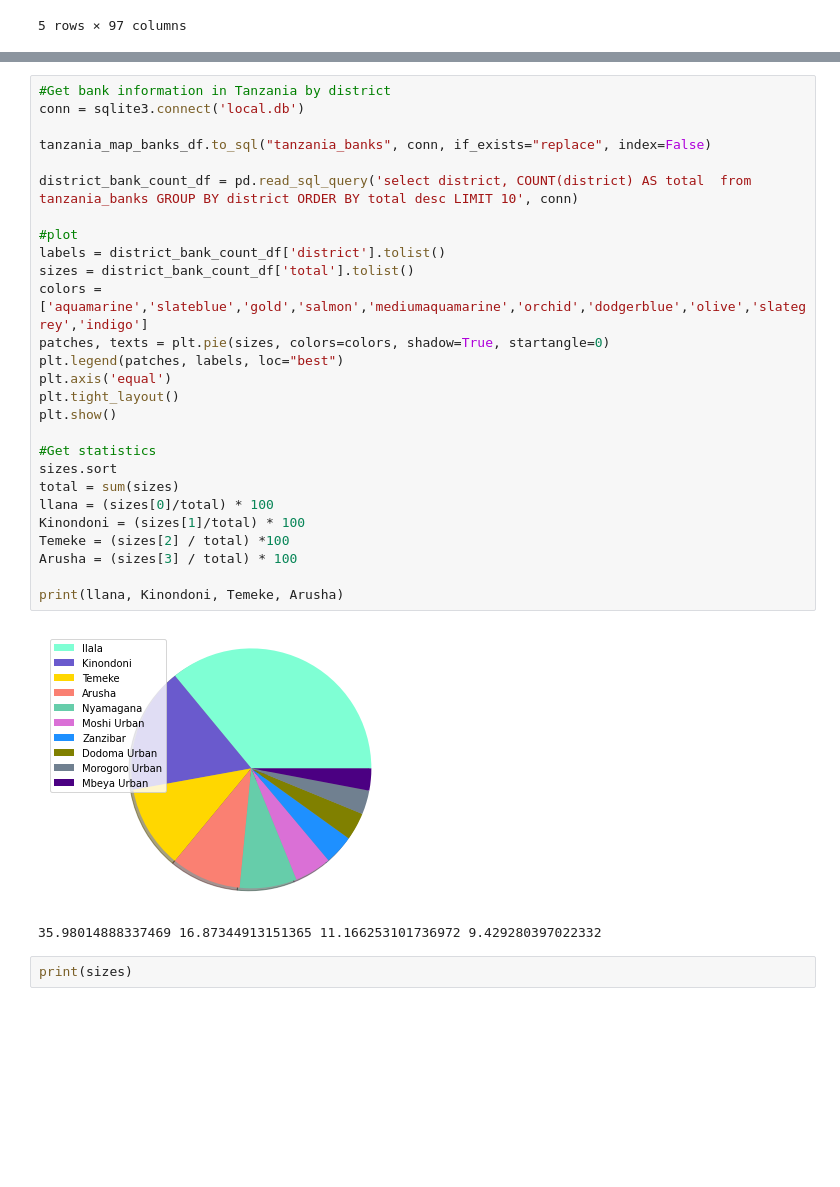
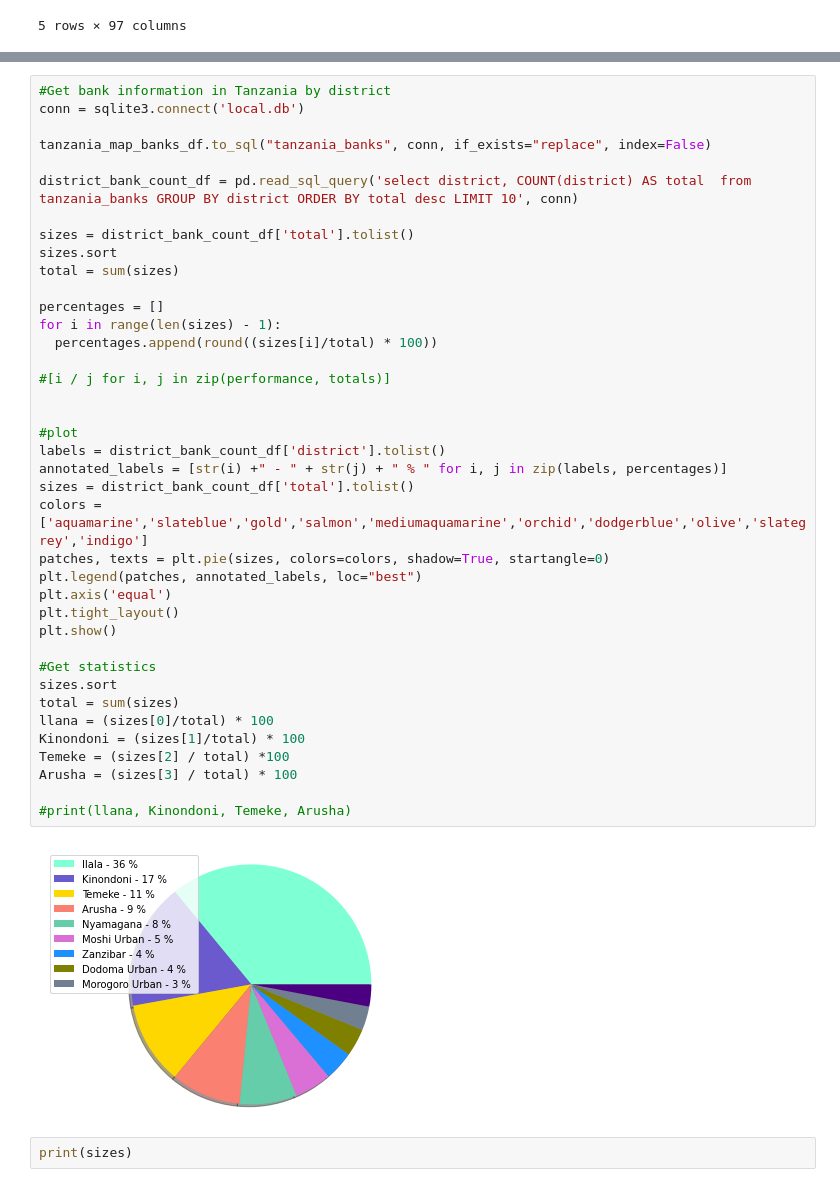
Before and after one commit to masterford/ExploratoryDataAnalysis, a Jupyter notebook: 545_final_project.ipynb, the cells around one changed output, grey strips where cells are left out. Cells and saved outputs as stored; diff of their text form; blank space fills up the shorter version.

```diff
--- a/545_final_project.ipynb
+++ b/545_final_project.ipynb
@@ -111,33 +111,44 @@ tanzania_map_banks_df.head(5)
 # %%
 #Get bank information in Tanzania by district
 conn = sqlite3.connect('local.db')
 
 tanzania_map_banks_df.to_sql("tanzania_banks", conn, if_exists="replace", index=False)
 
 district_bank_count_df = pd.read_sql_query('select district, COUNT(district) AS total  from tanzania_banks GROUP BY district ORDER BY total desc LIMIT 10', conn)
 
+sizes = district_bank_count_df['total'].tolist()
+sizes.sort
+total = sum(sizes)
+
+percentages = []
+for i in range(len(sizes) - 1):
+  percentages.append(round((sizes[i]/total) * 100))
+
+#[i / j for i, j in zip(performance, totals)]
+
+
 #plot
 labels = district_bank_count_df['district'].tolist()
+annotated_labels = [str(i) +" - " + str(j) + " % " for i, j in zip(labels, percentages)]
 sizes = district_bank_count_df['total'].tolist()
 colors = ['aquamarine','slateblue','gold','salmon','mediumaquamarine','orchid','dodgerblue','olive','slategrey','indigo']
 patches, texts = plt.pie(sizes, colors=colors, shadow=True, startangle=0)
-plt.legend(patches, labels, loc="best")
+plt.legend(patches, annotated_labels, loc="best")
 plt.axis('equal')
 plt.tight_layout()
 plt.show()
 
 #Get statistics
 sizes.sort
 total = sum(sizes)
 llana = (sizes[0]/total) * 100
 Kinondoni = (sizes[1]/total) * 100
 Temeke = (sizes[2] / total) *100
 Arusha = (sizes[3] / total) * 100
 
-print(llana, Kinondoni, Temeke, Arusha)
+#print(llana, Kinondoni, Temeke, Arusha)
 # %% [output]
-[figure, old version]
+[figure, new version]
-35.98014888337469 16.87344913151365 11.166253101736972 9.429280397022332
 # %%
 print(sizes)
 # %% [output]
```
Also changed, not shown: parts of 2 cells of this notebook.
